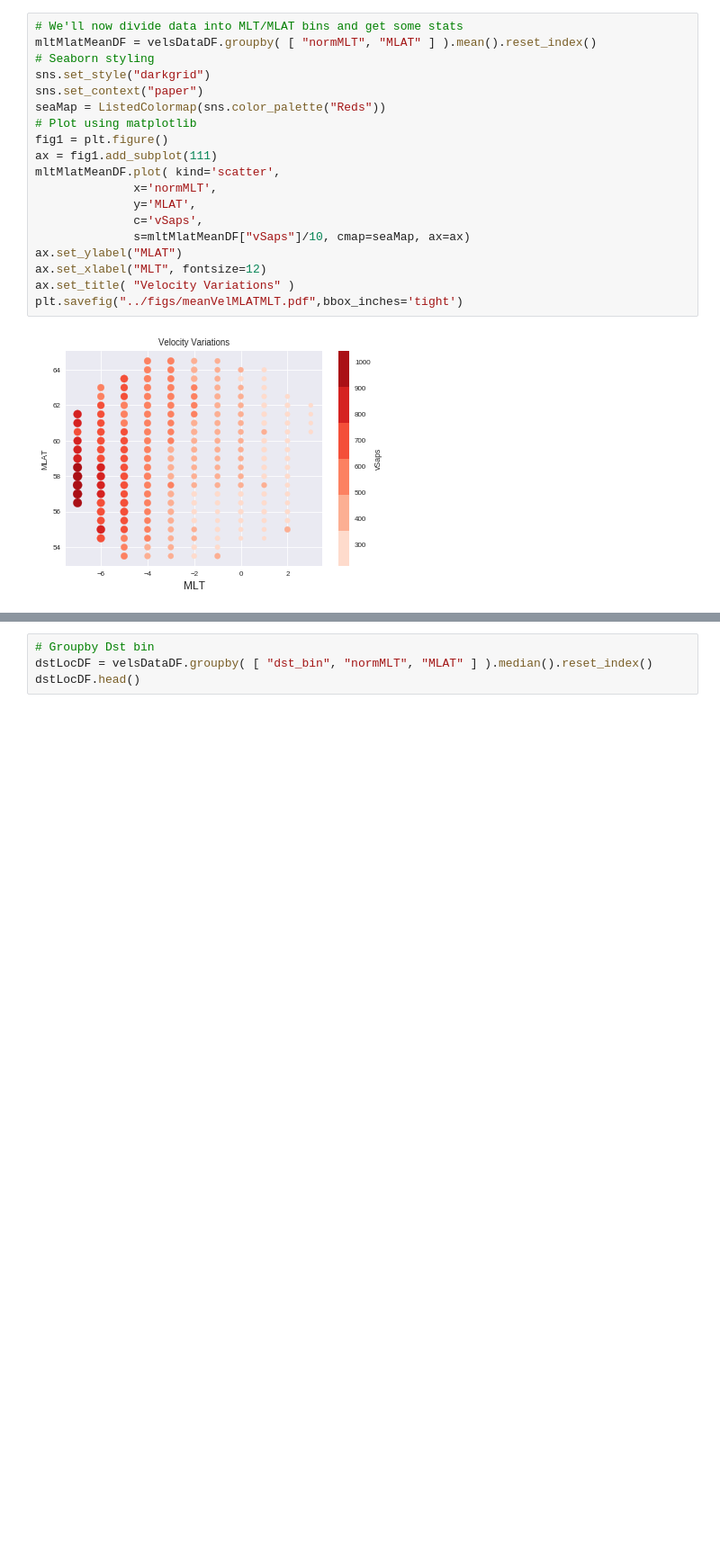
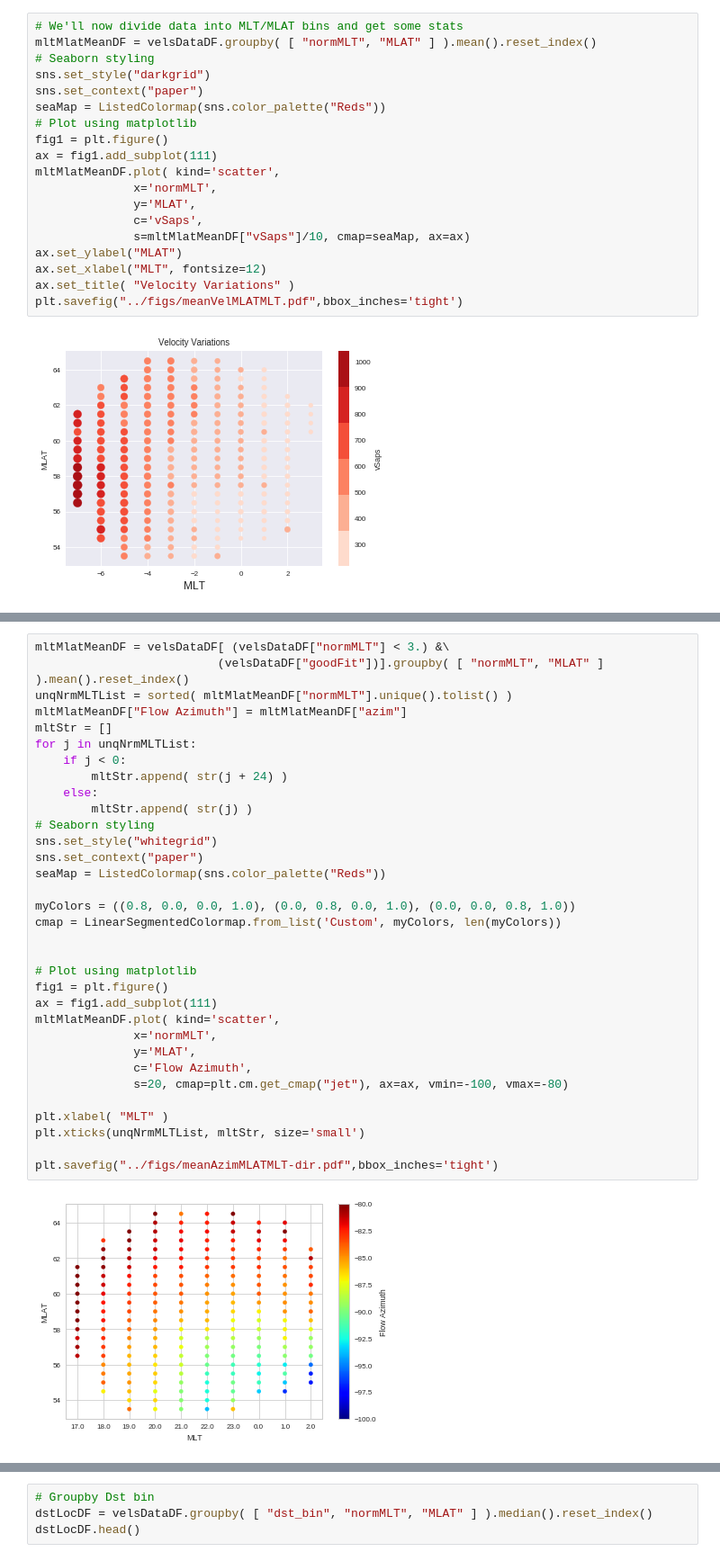
Before and after one commit to bharatreddy/indsvels, a Jupyter notebook: ipy/stats1.ipynb, the cells around one changed output, grey strips where cells are left out. Shown at 90% size. Cells and saved outputs as stored; diff of their text form; blank space fills up the shorter version.

```diff
--- a/ipy/stats1.ipynb
+++ b/ipy/stats1.ipynb
@@ -89,0 +91,35 @@ plt.savefig("../figs/meanAzimMLATMLT.pdf",bbox_inches='tight')
+# %%
+mltMlatMeanDF = velsDataDF[ (velsDataDF["normMLT"] < 3.) &\
+                          (velsDataDF["goodFit"])].groupby( [ "normMLT", "MLAT" ] ).mean().reset_index()
+unqNrmMLTList = sorted( mltMlatMeanDF["normMLT"].unique().tolist() )
+mltMlatMeanDF["Flow Azimuth"] = mltMlatMeanDF["azim"]
+mltStr = []
+for j in unqNrmMLTList:
+    if j < 0:
+        mltStr.append( str(j + 24) )
+    else:
+        mltStr.append( str(j) )
+# Seaborn styling
+sns.set_style("whitegrid")
+sns.set_context("paper")
+seaMap = ListedColormap(sns.color_palette("Reds"))
+
+myColors = ((0.8, 0.0, 0.0, 1.0), (0.0, 0.8, 0.0, 1.0), (0.0, 0.0, 0.8, 1.0))
+cmap = LinearSegmentedColormap.from_list('Custom', myColors, len(myColors))
+
+
+# Plot using matplotlib
+fig1 = plt.figure()
+ax = fig1.add_subplot(111)
+mltMlatMeanDF.plot( kind='scatter',
+              x='normMLT',
+              y='MLAT',
+              c='Flow Azimuth',
+              s=20, cmap=plt.cm.get_cmap("jet"), ax=ax, vmin=-100, vmax=-80)
+
+plt.xlabel( "MLT" )
+plt.xticks(unqNrmMLTList, mltStr, size='small')
+
+plt.savefig("../figs/meanAzimMLATMLT-dir.pdf",bbox_inches='tight')
+# %% [output]
+[figure, added]
```
Also changed, not shown: parts of 6 cells of this notebook, 22 other files.
